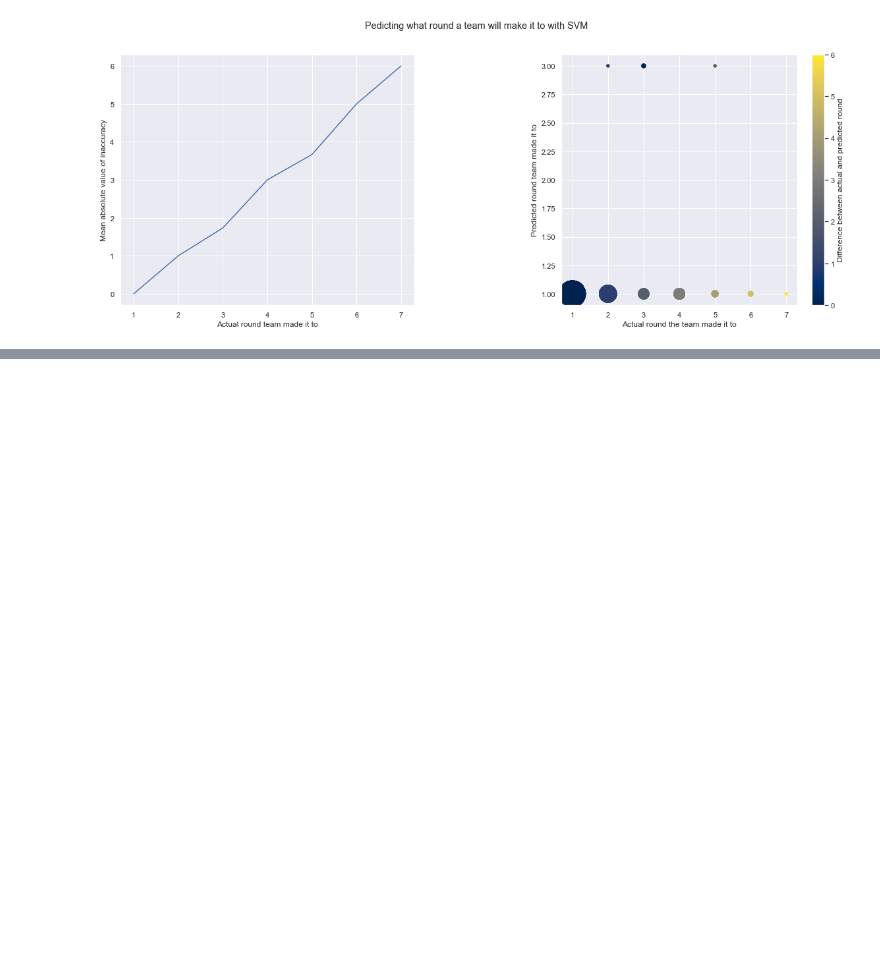
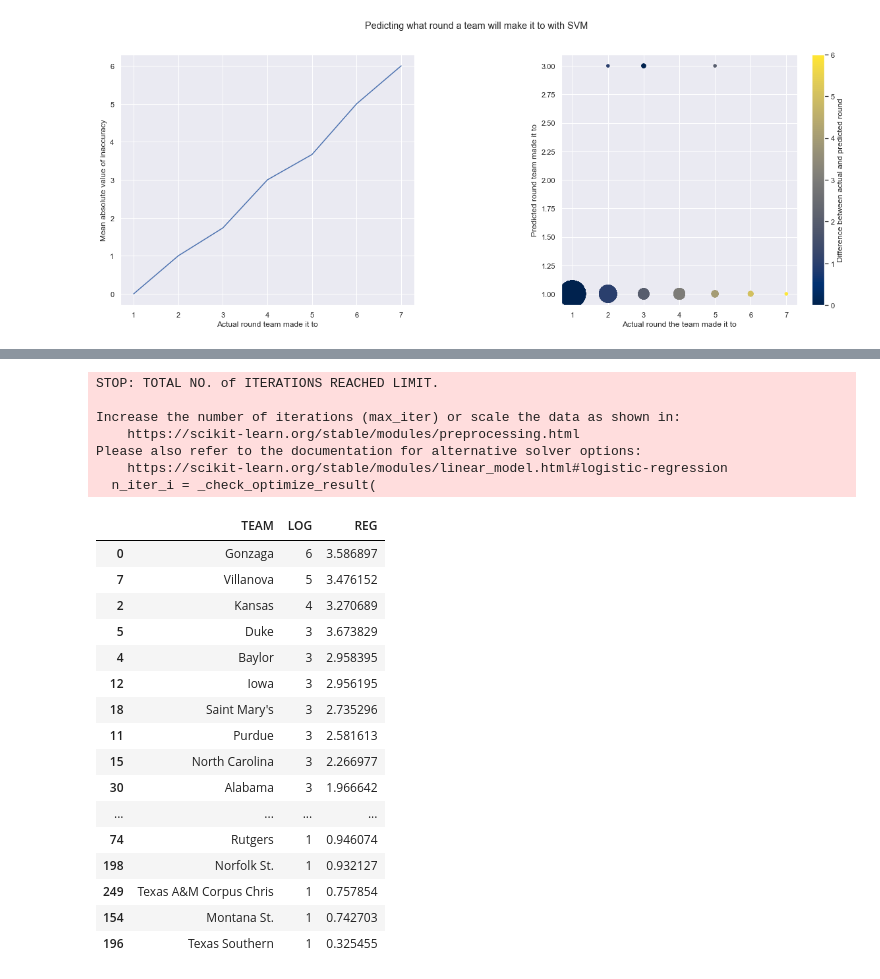
Before and after one commit to ajbenz18/march-madness-model, a Jupyter notebook: analysis.ipynb, the cells around one changed output, grey strips where cells are left out. Drawn from its saved outputs; the diff is of its cells as text; code cells hidden in the pictures; blank space fills up the shorter version.

```diff
--- a/analysis.ipynb
+++ b/analysis.ipynb
@@ -531,0 +599,50 @@ Despite only correctly classifying the teams correctly around 52% of the time, i
+# %%
+train = all_data[all_data['YEAR'] != 2022]
+test = all_data[all_data['YEAR'] == 2022]
+
+train = train[train['POSTSEASON'] > 0]
+train_vectors = train.drop(['TEAM', 'CONF', 'G', 'W', 'POSTSEASON', 'YEAR'], axis=1)
+
+train_labels = train['POSTSEASON']
+
+test = test[test['POSTSEASON'] > 0]
+test_vectors = test.drop(['TEAM', 'CONF', 'G', 'W', 'POSTSEASON', 'YEAR'], axis=1)
+
+
+multinomialModel = LogisticRegression(multi_class="multinomial", solver="lbfgs", max_iter=10000, C=10)
+multinomialModel.fit(train_vectors, train_labels)
+log_labels = multinomialModel.predict(test_vectors)
+
+reg_model = sm.OLS(train_labels, train_vectors)
+reg_results = reg_model.fit()
+reg_labels = reg_results.predict(test_vectors)
+
+results = pd.DataFrame({"TEAM": test['TEAM'], 'LOG':log_labels, 'REG': reg_labels})
+results = results.sort_values(by=['LOG', "REG"], ascending = False)
+pd.set_option('display.max_rows', 68)
+results
+# %% [output]
+STOP: TOTAL NO. of ITERATIONS REACHED LIMIT.
+
+Increase the number of iterations (max_iter) or scale the data as shown in:
+    https://scikit-learn.org/stable/modules/preprocessing.html
+Please also refer to the documentation for alternative solver options:
+    https://scikit-learn.org/stable/modules/linear_model.html#logistic-regression
+  n_iter_i = _check_optimize_result(
+|  | TEAM | LOG | REG |
+| 0 | Gonzaga | 6 | 3.586897 |
+| 7 | Villanova | 5 | 3.476152 |
+| 2 | Kansas | 4 | 3.270689 |
+| 5 | Duke | 3 | 3.673829 |
+| 4 | Baylor | 3 | 2.958395 |
+| 12 | Iowa | 3 | 2.956195 |
+| 18 | Saint Mary's | 3 | 2.735296 |
+| 11 | Purdue | 3 | 2.581613 |
+| 15 | North Carolina | 3 | 2.266977 |
+| 30 | Alabama | 3 | 1.966642 |
+| ... | ... | ... | ... |
+| 74 | Rutgers | 1 | 0.946074 |
+| 198 | Norfolk St. | 1 | 0.932127 |
+| 249 | Texas A&M Corpus Chris | 1 | 0.757854 |
+| 154 | Montana St. | 1 | 0.742703 |
+| 196 | Texas Southern | 1 | 0.325455 |
```
Also changed, not shown: parts of 34 cells of this notebook.
